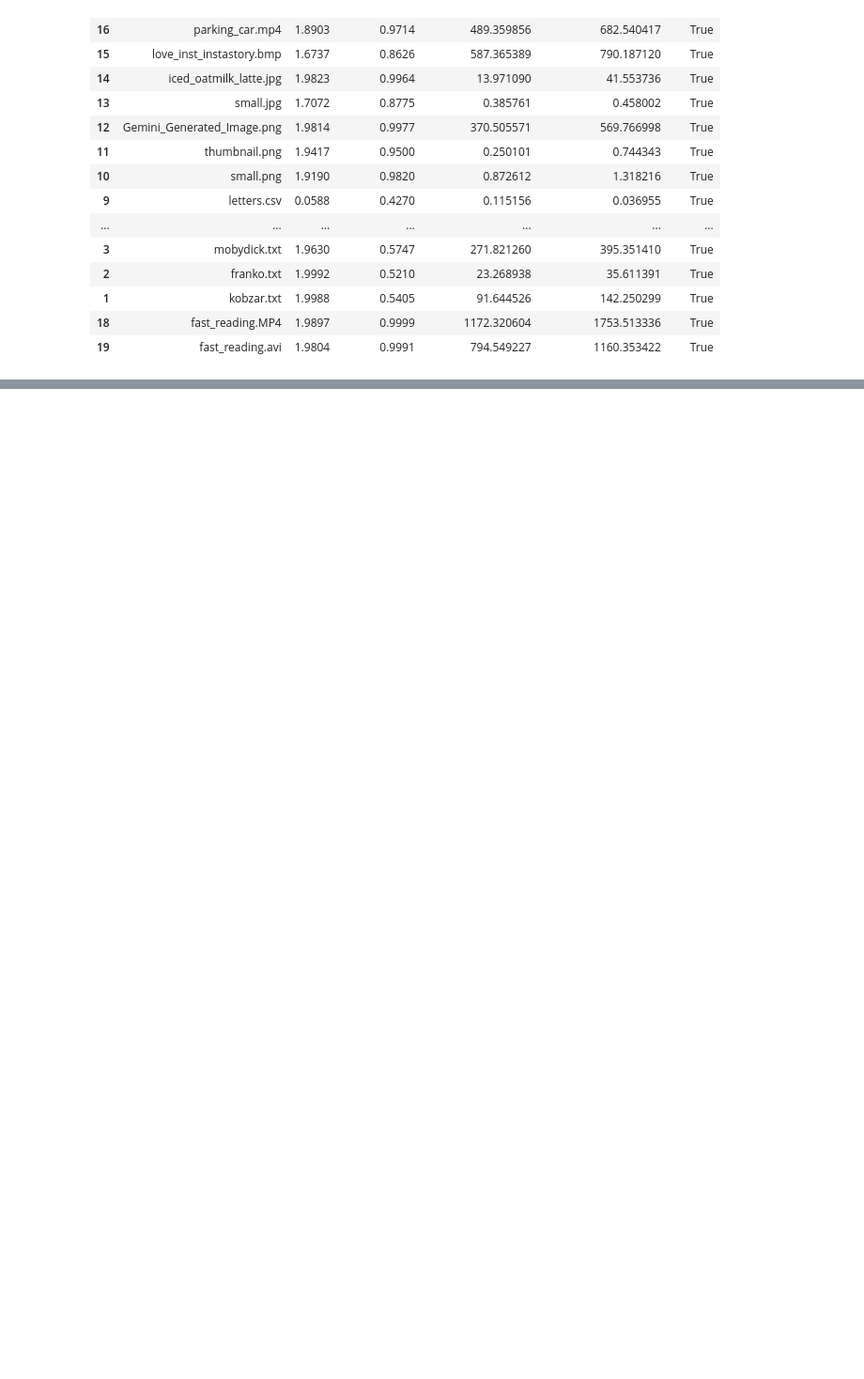
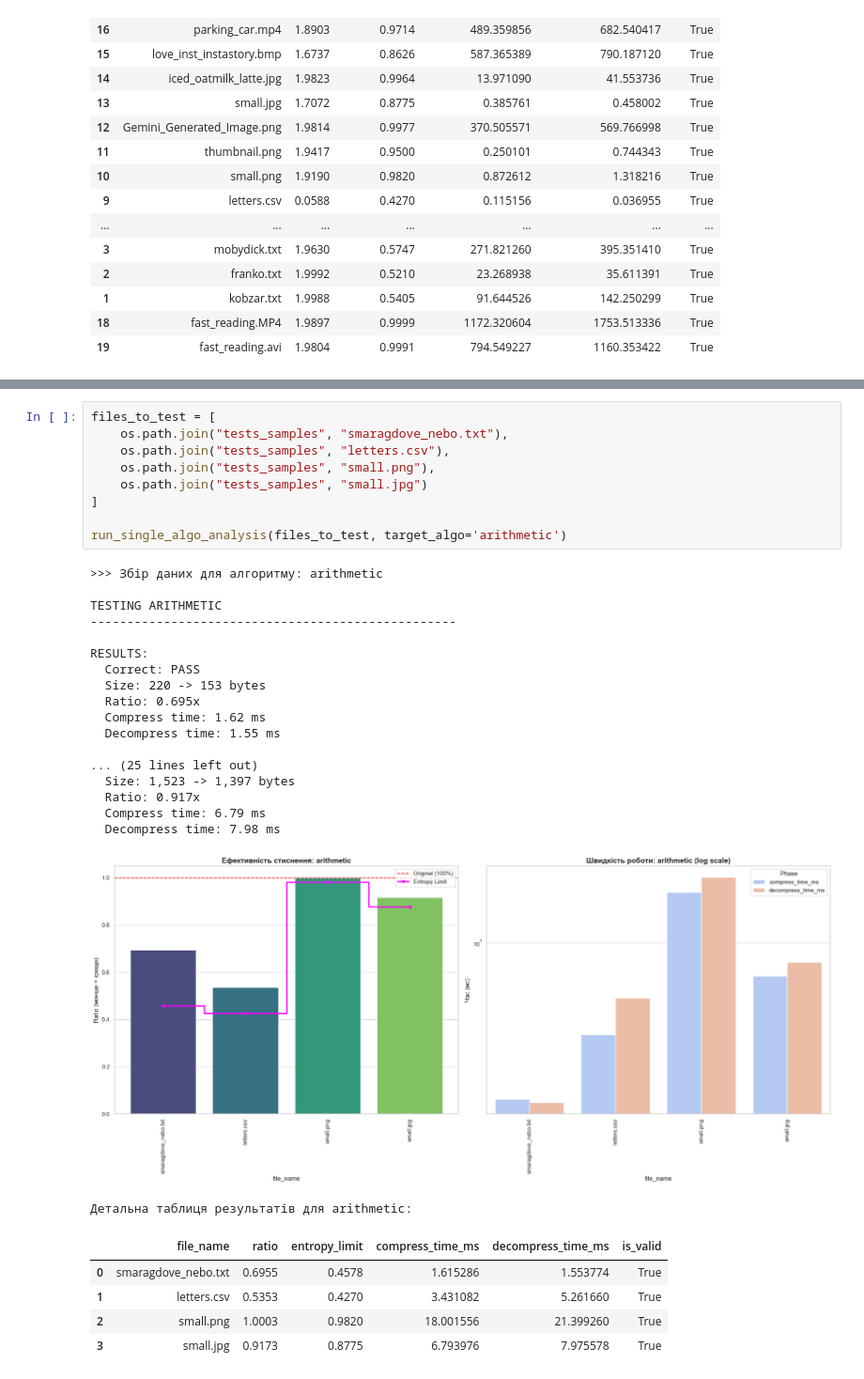
Before and after one commit to yuliiayakymiv/Discrete_math_lab_2sem, a Jupyter notebook: analysis.ipynb, the cells around one changed output, grey strips where cells are left out. Shown at 94% size. Saved outputs shown, nothing was run; the diff lists cells and outputs as text; blank space fills up the shorter version.

```diff
--- a/analysis.ipynb
+++ b/analysis.ipynb
@@ -721,0 +848,34 @@ RESULTS:
+# %%
+files_to_test = [
+    os.path.join("tests_samples", "smaragdove_nebo.txt"),
+    os.path.join("tests_samples", "letters.csv"),
+    os.path.join("tests_samples", "small.png"),
+    os.path.join("tests_samples", "small.jpg")
+]
+
+run_single_algo_analysis(files_to_test, target_algo='arithmetic')
+# %% [output]
+>>> Збір даних для алгоритму: arithmetic
+
+TESTING ARITHMETIC
+--------------------------------------------------
+
+RESULTS:
+  Correct: PASS
+  Size: 220 -> 153 bytes
+  Ratio: 0.695x
+  Compress time: 1.62 ms
+  Decompress time: 1.55 ms
+
+... (25 lines left out)
+  Size: 1,523 -> 1,397 bytes
+  Ratio: 0.917x
+  Compress time: 6.79 ms
+  Decompress time: 7.98 ms
+[figure, added]
+Детальна таблиця результатів для arithmetic:
+|  | file_name | ratio | entropy_limit | compress_time_ms | decompress_time_ms | is_valid |
+| 0 | smaragdove_nebo.txt | 0.6955 | 0.4578 | 1.615286 | 1.553774 | True |
+| 1 | letters.csv | 0.5353 | 0.4270 | 3.431082 | 5.261660 | True |
+| 2 | small.png | 1.0003 | 0.9820 | 18.001556 | 21.399260 | True |
+| 3 | small.jpg | 0.9173 | 0.8775 | 6.793976 | 7.975578 | True |
```
Also changed, not shown: parts of 3 cells of this notebook, 1 other file.
